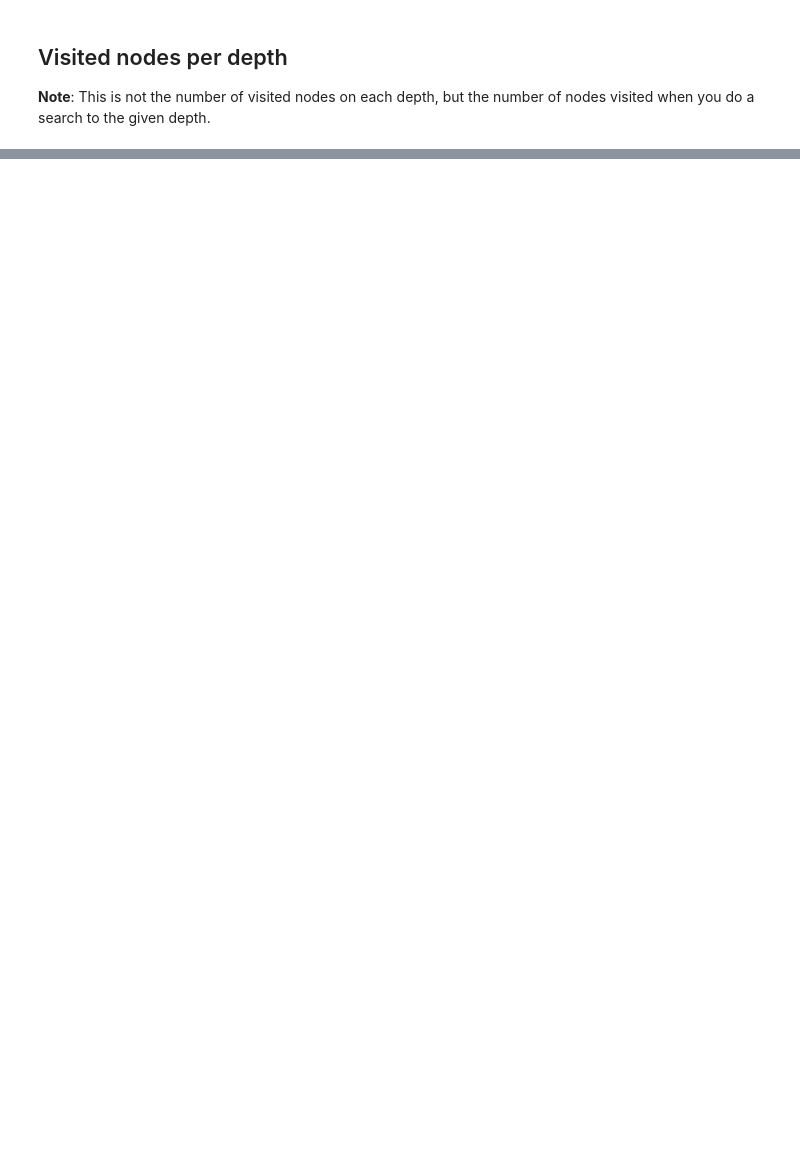
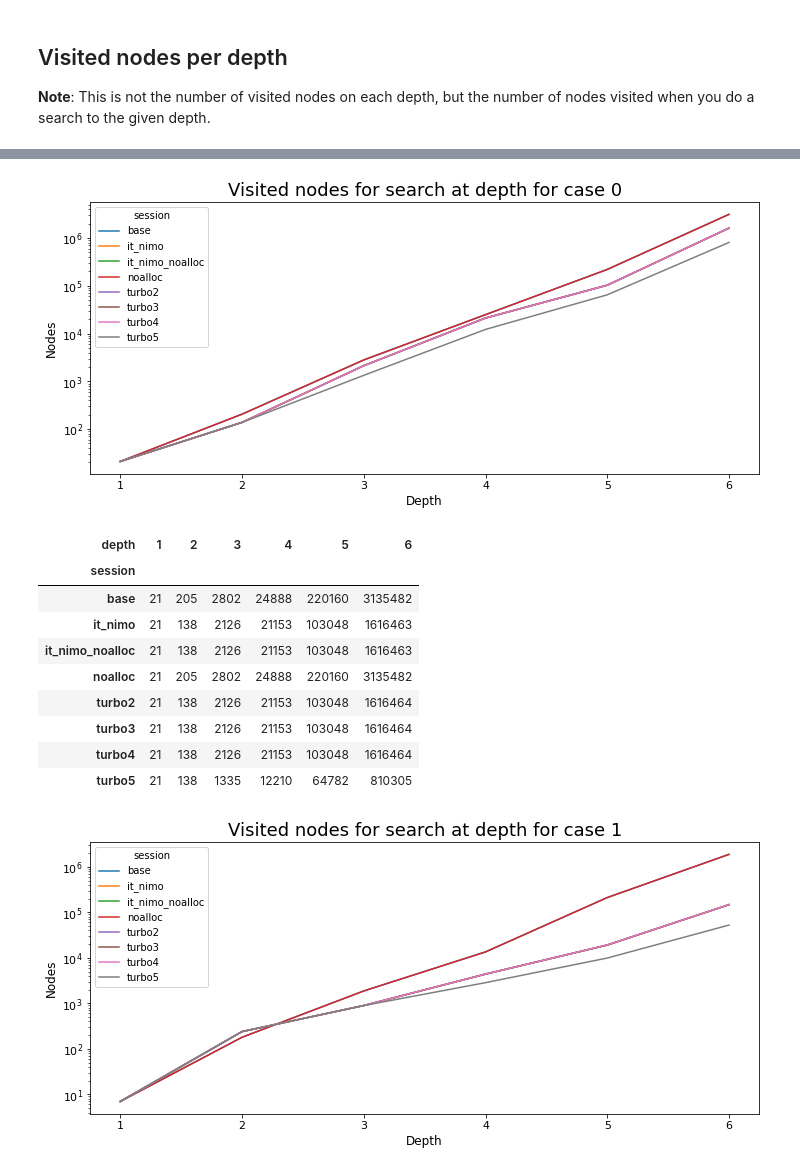
Before and after one commit to maltebp/ChessAI, a Jupyter notebook: PerformanceTest/analysis/analysis.ipynb, the cells around one changed output, grey strips where cells are left out. Drawn from its saved outputs; the diff is of its cells as text; code cells hidden in the pictures; blank space fills up the shorter version.

Commit message:
Performance test: updated turbo 5

```diff
--- a/PerformanceTest/analysis/analysis.ipynb
+++ b/PerformanceTest/analysis/analysis.ipynb
@@ -125,5 +131,5 @@ display(max_depth_data.pivot('session','case_name','dynamic_allocs'))
 
 __Note__: This is not the number of visited nodes on each depth, but the number of nodes visited when you do a search to the given depth.
 # %%
-000099visited_nodes_at_depth(all_data)
+visited_nodes_at_depth(all_data)
 # %% [output]
@@ -130,0 +136,12 @@ SyntaxError: leading zeros in decimal integer literals are not permitted; use an
+[figure, added]
+| depth | 1 | 2 | 3 | 4 | 5 | 6 |
+| session |  |  |  |  |  |  |
+| base | 21 | 205 | 2802 | 24888 | 220160 | 3135482 |
+| it_nimo | 21 | 138 | 2126 | 21153 | 103048 | 1616463 |
+| it_nimo_noalloc | 21 | 138 | 2126 | 21153 | 103048 | 1616463 |
+| noalloc | 21 | 205 | 2802 | 24888 | 220160 | 3135482 |
+| turbo2 | 21 | 138 | 2126 | 21153 | 103048 | 1616464 |
+| turbo3 | 21 | 138 | 2126 | 21153 | 103048 | 1616464 |
+| turbo4 | 21 | 138 | 2126 | 21153 | 103048 | 1616464 |
+| turbo5 | 21 | 138 | 1335 | 12210 | 64782 | 810305 |
+[figure, added]
```
Also changed, not shown: parts of 8 cells of this notebook, 1 other file.
